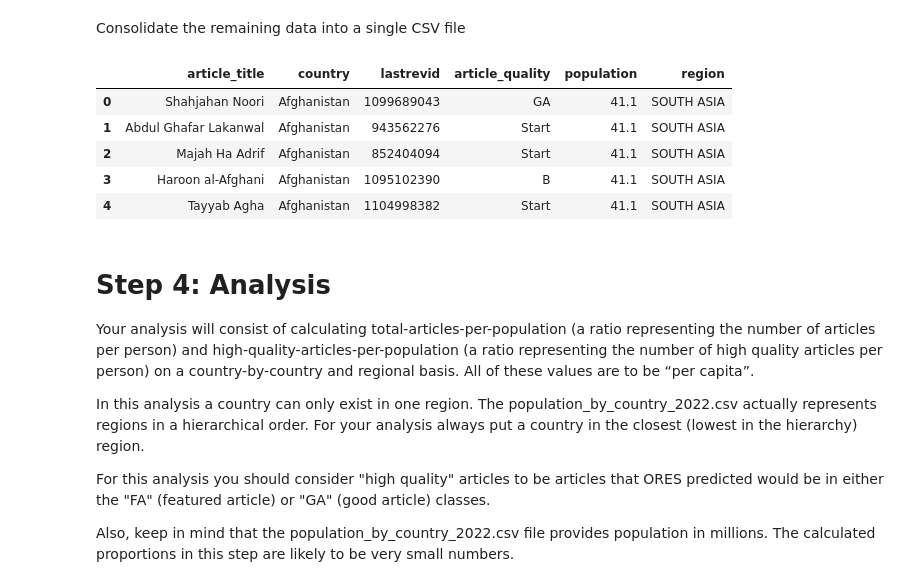
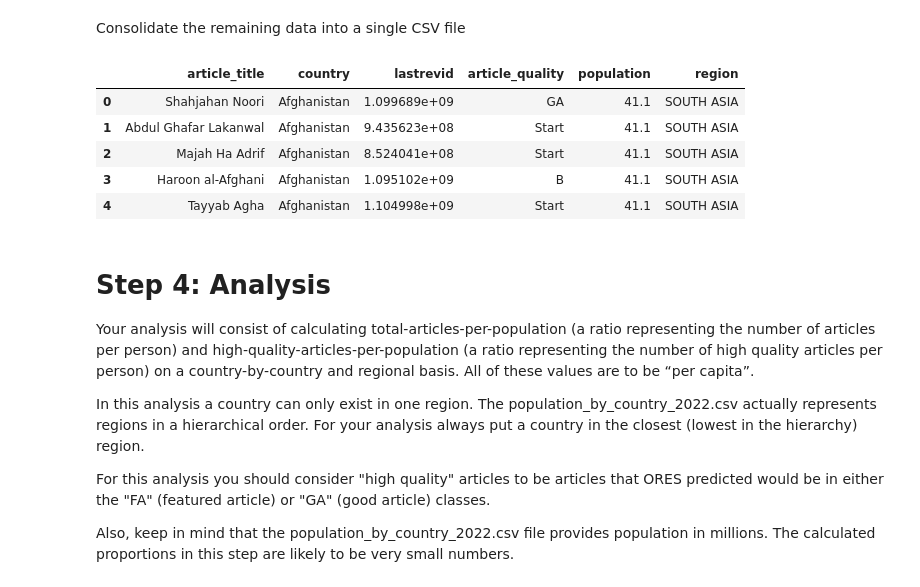
Before and after one commit to TharunKumarReddy5/data-512-homework_2, a Jupyter notebook: DATA 512 Homework 2 Tharun.ipynb, the cells around one changed output. Drawn from its saved outputs; the diff is of its cells as text; code cells hidden in the pictures.

```diff
--- a/DATA 512 Homework 2 Tharun.ipynb
+++ b/DATA 512 Homework 2 Tharun.ipynb
@@ -304,7 +309,0 @@ df_scores = pd.DataFrame(df_ores, columns = ['name', 'lastrevid', 'prediction'])
-# %%
-# Write the raw data to excel
-df_scores.to_excel('/content/drive/MyDrive/MS Admission/Washington/GitHub/DataScienceProjects/data-512-homework_2/scores_all.xlsx', index = False)
-# Read the raw data from excel
-df_scores = pd.read_excel('/content/drive/MyDrive/MS Admission/Washington/GitHub/DataScienceProjects/data-512-homework_2/scores_all.xlsx')
-df_scores.info()
-df_scores.head()
@@ -347,12 +329,3 @@ article_title
 revision_id
 
 article_quality
-# %%
-duplicate_articles = df_articles[df_articles.duplicated(subset=['title', 'lastrevid'], keep = False)]
-#duplicate_records = df_articles[df_articles.duplicated(subset=['name', 'url', 'country'], keep = False)]
-
-print(f'''There are a total of {duplicate_articles.shape[0]} duplicate articles with different country names''')
-#print(f'''There are a total of {duplicate_records.shape[0]} duplicate records with same name, url and country names''')
-
-df_articles = df_articles[~df_articles.duplicated(subset=['title', 'lastrevid'], keep = 'last')]
-df_articles.shape
@@ -367,10 +332,10 @@ There are a total of 0 duplicate articles with different country names
 # %%
 df_articles = df_articles[['title', 'lastrevid']]
 print(df_articles.shape)
-df_politicians = df_politicians.merge(df_articles, left_on = "name", right_on = "title", how = 'inner')
-print(df_politicians.shape)
-df_scores = df_politicians.merge(df_scores, on = ['name', 'lastrevid'], how = 'left')
-df_scores = df_scores.drop(['title', 'url'], axis = 1)
-print(df_scores.shape)
-df_scores.head()
+df_joined = df_articles.merge(df_scores, on = ['lastrevid'], how = 'left')
+print(df_joined.shape)
+df_joined = df_politicians.merge(df_joined, left_on = "name", right_on = "title", how = 'left')
+politicians_scores = df_joined.drop(['title', 'url'], axis = 1)
+print(politicians_scores.shape)
+politicians_scores.head()
 # %% [output]
@@ -386,6 +351,7 @@ df_scores.head()
 # %% [markdown]
 Enriching the ORES scores data with population data
 # %%
-df_main = df_scores.merge(df_population, left_on = 'country', right_on = 'Geography', how = 'outer')
+df_main = politicians_scores.merge(df_population, left_on = 'country', right_on = 'Geography', how = 'outer')
+print(df_main.shape)
 df_main.head()
 # %% [output]
@@ -433,18 +400,17 @@ Consolidate the remaining data into a single CSV file
 # %%
 df_main = df_main[(~df_main['country'].isnull()) & (~df_main['Geography'].isnull())]
 df_main = df_main.drop('Geography', axis = 1)
 df_main = df_main.rename(columns={'Geography': 'country', 'Population (millions)': 'population', 'name': 'article_title', 'latestrevid': 'revision_id', 'prediction': 'article_quality'})
-df_main['lastrevid'] = df_main['lastrevid'].astype('int')
+#df_main['lastrevid'] = df_main['lastrevid'].astype('int')
 df_main.to_csv('wp_politicians_by_country.csv', index=False)
+df_main.head()
+# %% [output]
+|  | article_title | country | lastrevid | article_quality | population | region |
+| 0 | Shahjahan Noori | Afghanistan | 1.099689e+09 | GA | 41.1 | SOUTH ASIA |
+| 1 | Abdul Ghafar Lakanwal | Afghanistan | 9.435623e+08 | Start | 41.1 | SOUTH ASIA |
+| 2 | Majah Ha Adrif | Afghanistan | 8.524041e+08 | Start | 41.1 | SOUTH ASIA |
+| 3 | Haroon al-Afghani | Afghanistan | 1.095102e+09 | B | 41.1 | SOUTH ASIA |
+| 4 | Tayyab Agha | Afghanistan | 1.104998e+09 | Start | 41.1 | SOUTH ASIA |
-# %%
-df_main.head()
-# %% [output]
-|  | article_title | country | lastrevid | article_quality | population | region |
-| 0 | Shahjahan Noori | Afghanistan | 1099689043 | GA | 41.1 | SOUTH ASIA |
-| 1 | Abdul Ghafar Lakanwal | Afghanistan | 943562276 | Start | 41.1 | SOUTH ASIA |
-| 2 | Majah Ha Adrif | Afghanistan | 852404094 | Start | 41.1 | SOUTH ASIA |
-| 3 | Haroon al-Afghani | Afghanistan | 1095102390 | B | 41.1 | SOUTH ASIA |
-| 4 | Tayyab Agha | Afghanistan | 1104998382 | Start | 41.1 | SOUTH ASIA |
 # %% [markdown]
 # Step 4: Analysis
 Your analysis will consist of calculating total-articles-per-population (a ratio representing the number of articles per person) and high-quality-articles-per-population (a ratio representing the number of high quality articles per person) on a country-by-country and regional basis. All of these values are to be “per capita”.
```
Also changed, not shown: parts of 15 cells of this notebook, 6 other files.
